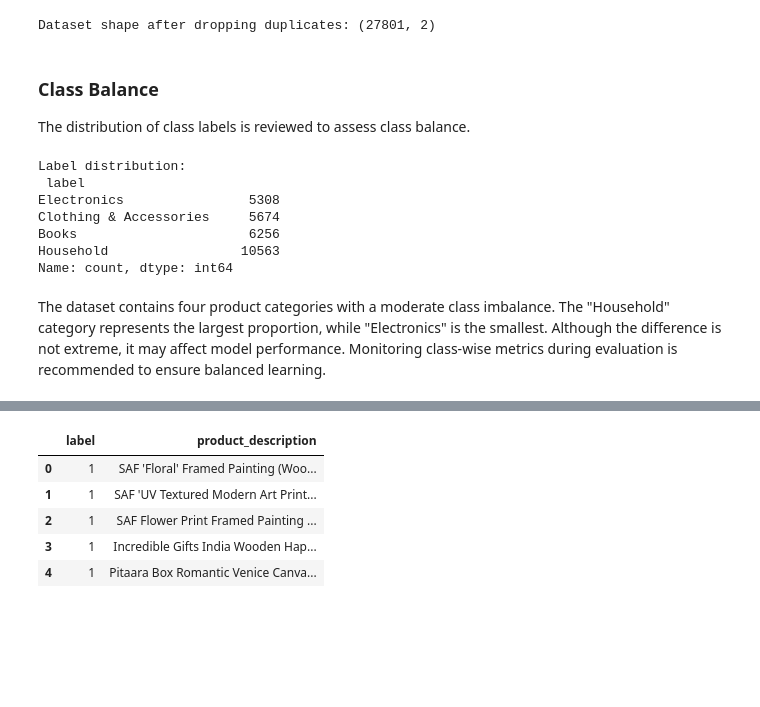
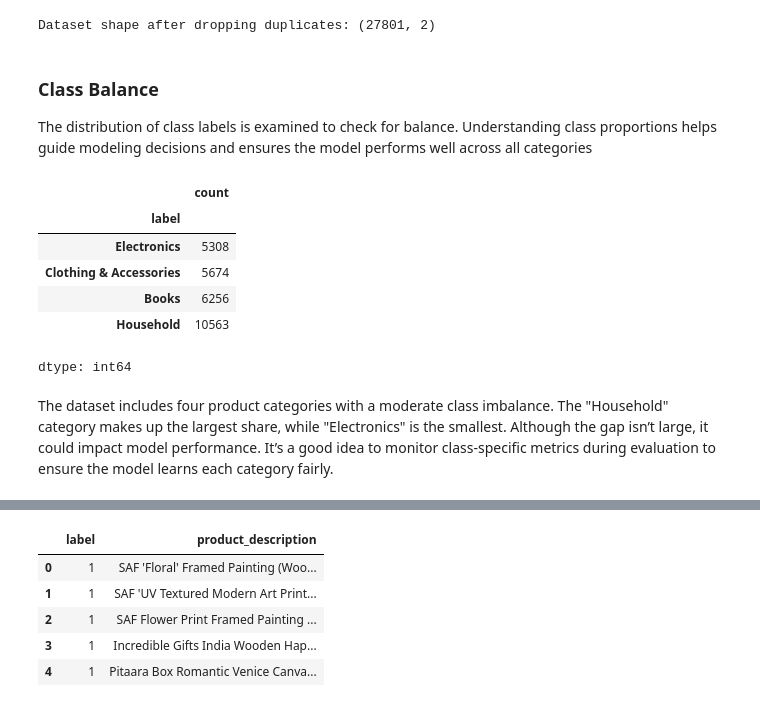
Before and after one commit to herrerovir/Product-category-classifier, a Jupyter notebook: notebooks/Product-category-classification.ipynb, the cells around one changed output, grey strips where cells are left out. Drawn from its saved outputs; the diff is of its cells as text; code cells hidden in the pictures; blank space fills up the shorter version.

```diff
--- a/notebooks/Product-category-classification.ipynb
+++ b/notebooks/Product-category-classification.ipynb
@@ -151,22 +191,20 @@ Dataset shape after dropping duplicates: (27801, 2)
 # %% [markdown]
 ### Class Balance
 
-The distribution of class labels is reviewed to assess class balance.
+The distribution of class labels is examined to check for balance. Understanding class proportions helps guide modeling decisions and ensures the model performs well across all categories
 # %%
 label_dist = data["label"].value_counts(ascending = True)
+label_dist
+# %% [output]
+|  | count |
+| label |  |
+| Electronics | 5308 |
+| Clothing & Accessories | 5674 |
+| Books | 6256 |
+| Household | 10563 |
+dtype: int64
-# %%
-# Useful for understanding label distribution
-print("Label distribution:\n", label_dist)
-# %% [output]
-Label distribution:
- label
-Electronics                5308
-Clothing & Accessories     5674
-Books                      6256
-Household                 10563
-Name: count, dtype: int64
 # %% [markdown]
-The dataset contains four product categories with a moderate class imbalance. The "Household" category represents the largest proportion, while "Electronics" is the smallest. Although the difference is not extreme, it may affect model performance. Monitoring class-wise metrics during evaluation is recommended to ensure balanced learning.
+The dataset includes four product categories with a moderate class imbalance. The "Household" category makes up the largest share, while "Electronics" is the smallest. Although the gap isn’t large, it could impact model performance. It’s a good idea to monitor class-specific metrics during evaluation to ensure the model learns each category fairly.
 # %%
 # Plot label counts
 plt.figure(figsize = (11, 3))
```
Also changed, not shown: parts of 25 cells of this notebook.
